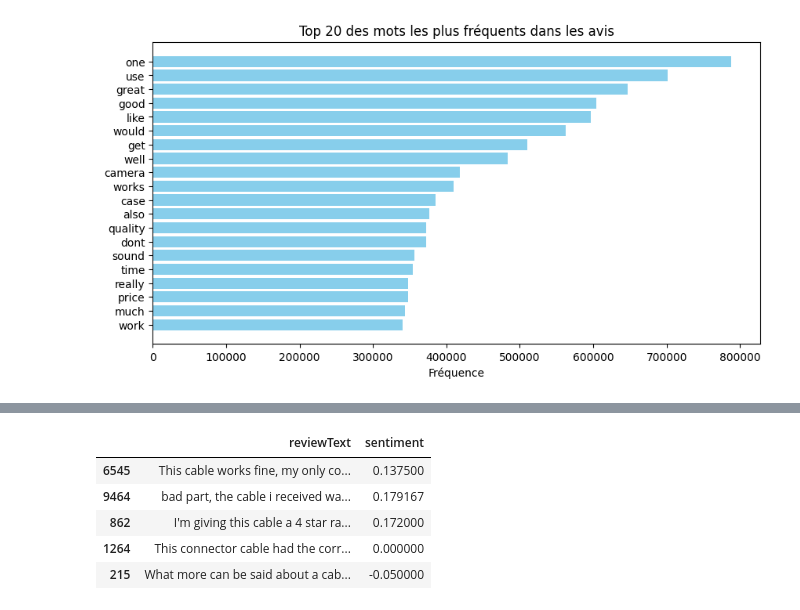
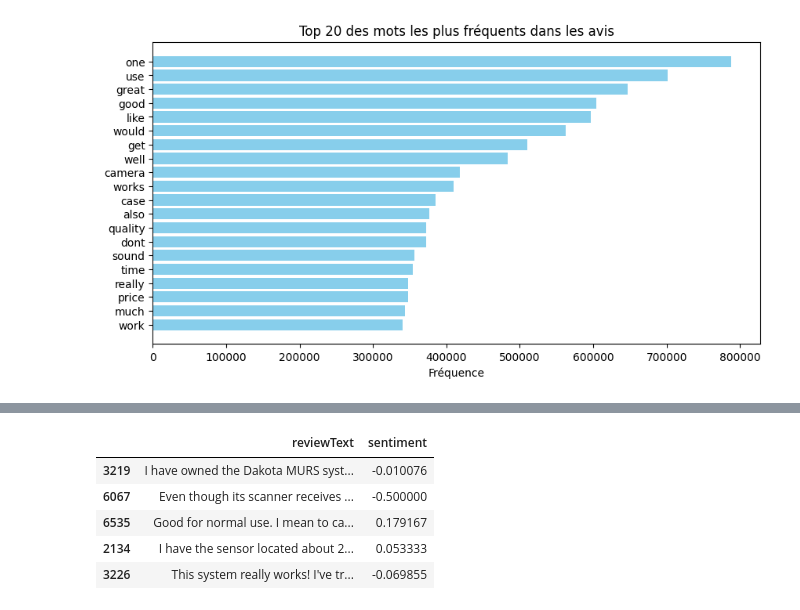
Before and after one commit to mobadata/detection-nouveautes-avis, a Jupyter notebook: Detection_nouveautes.ipynb, the cells around one changed output, grey strips where cells are left out. Cells and saved outputs as stored; diff of their text form; code cells hidden in the pictures.

```diff
--- a/Detection_nouveautes.ipynb
+++ b/Detection_nouveautes.ipynb
@@ -166,7 +167,20 @@ Requirement already satisfied: certifi>=2017.4.17 in /usr/local/lib/python3.11/d
 # échantillon de 10000 avis pour tester
 df_sample = df.sample(n=10000, random_state=42)
 # %%
-# Création et ajustement du modèle BERTopic
+# Création du modéle Bertopic
+import hdbscan
+from umap import UMAP
 from bertopic import BERTopic
-topic_model = BERTopic(language="english")
+
+umap_model = UMAP(random_state=42)
+
+hdbscan_model = hdbscan.HDBSCAN(prediction_data=True)
+
+topic_model = BERTopic(
+    language="english",
+    umap_model=umap_model,
+    hdbscan_model=hdbscan_model,
+    calculate_probabilities=True,
+    verbose=True
+)
 topics, probs = topic_model.fit_transform(df_sample["review_clean"])
@@ -199,0 +198,6 @@ topic_model.get_topic(1)
+# %%
+# Sauvegardons le modéle
+#topic_model.save("/content/drive/MyDrive/mon_projet_nouveautes/model_bertopic")
+
+# Rechargeons le modéle
+topic_model = BERTopic.load("/content/drive/MyDrive/mon_projet_nouveautes/model_bertopic")
@@ -245,4 +265,6 @@ topic_model.visualize_topics_over_time(topics_over_time)
-# %%
-df_sample["topic"] = topics
-df_sample["probability"] = probs
+# %%
+# On récupére les topics et les probas
+df_sample["topic"] = topics
+# Pour chaque document, récupérer la proba du topic dominant
+df_sample["probability"] = [probs[i][topic] for i, topic in enumerate(topics)]
 # %%
@@ -368,9 +382,9 @@ sentiments_nouveaux_topics
 # %%
-df_sample[df_sample["topic"] == 82][["reviewText", "sentiment"]].sample(5)
+df_sample[df_sample["topic"] == 220][["reviewText", "sentiment"]].sample(5)
 # %% [output]
 |  | reviewText | sentiment |
-| 6545 | This cable works fine, my only co... | 0.137500 |
-| 9464 | bad part, the cable i received wa... | 0.179167 |
-| 862 | I'm giving this cable a 4 star ra... | 0.172000 |
-| 1264 | This connector cable had the corr... | 0.000000 |
-| 215 | What more can be said about a cab... | -0.050000 |
+| 3219 | I have owned the Dakota MURS syst... | -0.010076 |
+| 6067 | Even though its scanner receives ... | -0.500000 |
+| 6535 | Good for normal use. I mean to ca... | 0.179167 |
+| 2134 | I have the sensor located about 2... | 0.053333 |
+| 3226 | This system really works! I've tr... | -0.069855 |
```
Also changed, not shown: parts of 28 cells of this notebook.
